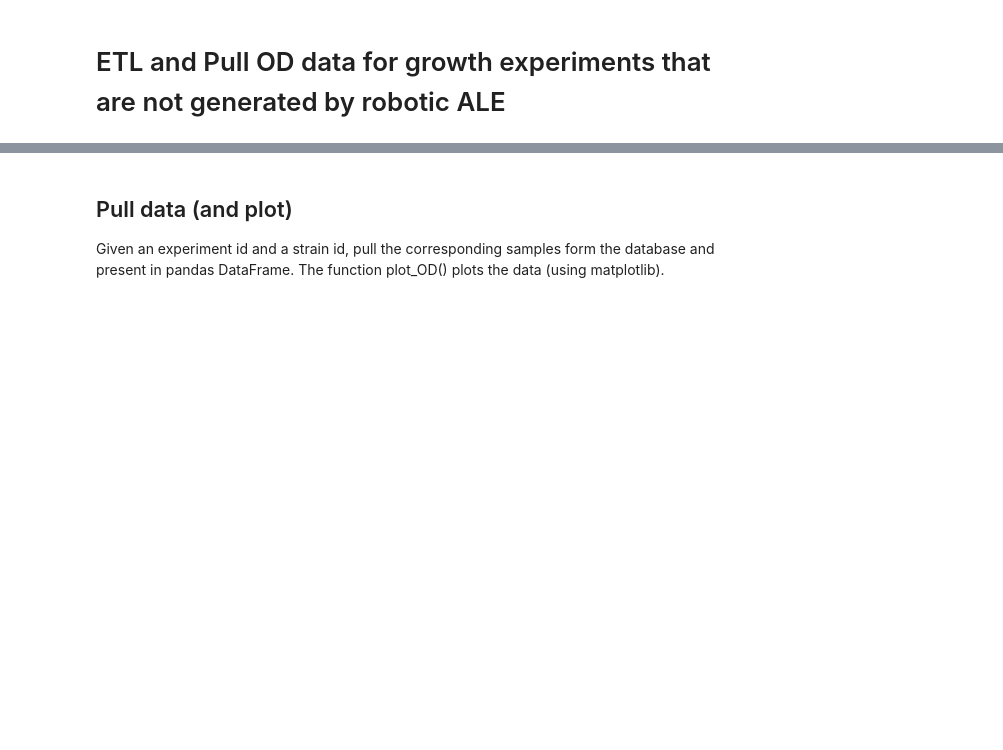
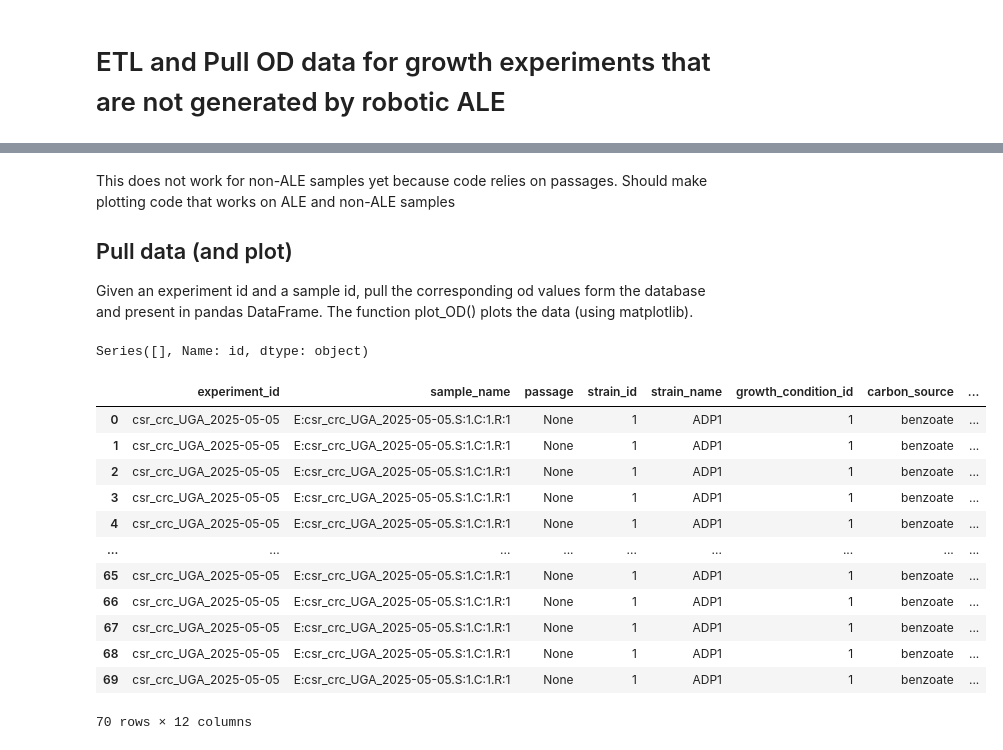
Before and after one commit to nspahr08/ai_synbio_data_processing, a Jupyter notebook: non-ALE_growth_ETL_pull.ipynb, the cells around one changed output, grey strips where cells are left out. Saved outputs shown, nothing was run; the diff lists cells and outputs as text; code cells hidden in the pictures; blank space fills up the shorter version.

```diff
--- a/non-ALE_growth_ETL_pull.ipynb
+++ b/non-ALE_growth_ETL_pull.ipynb
@@ -32,7 +32,7 @@ engine = create_engine(
 
 statements = [
     # """DELETE FROM `experiment` WHERE `id`='ALE1b';""",
-    """DELETE FROM `operation` WHERE `id`='csr_crc_exp_operation';"""
+    """DELETE FROM `operation` WHERE `id`='2025-04-14_UGA_exp_operation';"""
 ]
 
 for s in statements:
@@ -242,0 +357,12 @@ See the caveats in the documentation: https://pandas.pydata.org/pandas-docs/stab
+# %%
+# Set operation and experiment
+operation = 'flasks_from_ALE1b_samples_operation'
+experiment = 'ALE1b'
+date = "2025-05-09"
+
+# Folder name in minio that has to contain csv with metadata(metadata.csv) and data (hour_OD.csv)
+folder_name = 'shake_flasks_from_ALE1b/'
+
+# register_operation(operation, 'mock_growth_kinetics_protocol', 1, 1, date)
+
+flask_data_from_ALE_samples_ETL(operation, experiment, folder_name)
@@ -243,14 +539,22 @@ See the caveats in the documentation: https://pandas.pydata.org/pandas-docs/stab
 # %% [markdown]
+This does not work for non-ALE samples yet because code relies on passages. Should make plotting code that works on ALE and non-ALE samples
+
 ## Pull data (and plot)
 
-Given an experiment id and a strain id, pull the corresponding samples form the database and present in pandas DataFrame.
+Given an experiment id and a sample id, pull the corresponding od values form the database and present in pandas DataFrame.
 The function plot_OD() plots the data (using matplotlib).
+# %%
+pd.read_sql(
+        "SELECT experiment.id FROM experiment WHERE experiment.id='kauderwelsch'", engine
+    )['id']
+# %% [output]
+Series([], Name: id, dtype: object)
 # %%
 from sqlalchemy import create_engine
 import pandas as pd
 
 
-def query_OD(experiment_id, strain_id):
+def query_OD(experiment_id, sample_name):
     '''
     Queries db for all samples from specified experiment and returns all
     associated od_measurements as pandas DataFrame. Plots all samples of
@@ -271,24 +575,21 @@ def query_OD(experiment_id, strain_id):
         )
     )
 
-    # Hardcode experiment id. To be changed later
-    experiment_id = 'ALE1b'
-
     # Check validity of passed arguments
     db_experiments = pd.read_sql(
         "SELECT experiment.id FROM experiment", engine
     )['id'].to_list()
 
-    db_strains = pd.read_sql(
-        "SELECT strain.id FROM strain", engine
-    )['id'].to_list()
+    db_samples = pd.read_sql(
+        "SELECT sample.name FROM sample", engine
+    )['name'].to_list()
 
     if (
         experiment_id not in db_experiments
     ) or (
-        strain_id not in db_strains
+        sample_name not in db_samples
     ):
-        print(f"Check if experiment and strain are registered in the db.")
+        print(f"Check if experiment and sample are registered in the db.")
 
         return None
 
@@ -300,7 +601,7 @@ def query_OD(experiment_id, strain_id):
         sample.strain_id, strain.long_name,
         sample.growth_condition_id, growth_condition.carbon_source,
         measurement.type,
-        od_measurement.datetime, od_measurement.od, od_measurement.background
+        od_measurement.datetime, od_measurement.timepoint, od_measurement.od, od_measurement.background
     FROM
         experiment
         INNER JOIN sample ON sample.experiment_id = experiment.id
@@ -310,11 +611,11 @@ def query_OD(experiment_id, strain_id):
         INNER JOIN growth_condition ON growth_condition.id = sample.growth_condition_id
 
     WHERE
-        (experiment.id=%(experiment)s) AND (sample.strain_id=%(strain)s)
+        (experiment.id=%(experiment)s) AND (sample.name=%(sample)s)
     """
 
     selection = pd.read_sql(
-        query, engine, params={'experiment': experiment_id, 'strain': str(strain_id)}
+        query, engine, params={'experiment': experiment_id, 'sample': str(sample_name)}
     ).rename(
         columns={'id': 'experiment_id',
                  'name': 'sample_name',
@@ -324,8 +625,22 @@ def query_OD(experiment_id, strain_id):
 
     return selection
 # %%
-selection = query_OD('not_a_real_argument', 2)
-selection.head()
+selection = query_OD('csr_crc_UGA_2025-05-05', 'E:csr_crc_UGA_2025-05-05.S:1.C:1.R:1')
+selection
+# %% [output]
+|  | experiment_id | sample_name | passage | strain_id | strain_name | growth_condition_id | carbon_source | ... |
+| 0 | csr_crc_UGA_2025-05-05 | E:csr_crc_UGA_2025-05-05.S:1.C:1.R:1 | None | 1 | ADP1 | 1 | benzoate | ... |
+| 1 | csr_crc_UGA_2025-05-05 | E:csr_crc_UGA_2025-05-05.S:1.C:1.R:1 | None | 1 | ADP1 | 1 | benzoate | ... |
+| 2 | csr_crc_UGA_2025-05-05 | E:csr_crc_UGA_2025-05-05.S:1.C:1.R:1 | None | 1 | ADP1 | 1 | benzoate | ... |
+| 3 | csr_crc_UGA_2025-05-05 | E:csr_crc_UGA_2025-05-05.S:1.C:1.R:1 | None | 1 | ADP1 | 1 | benzoate | ... |
+| 4 | csr_crc_UGA_2025-05-05 | E:csr_crc_UGA_2025-05-05.S:1.C:1.R:1 | None | 1 | ADP1 | 1 | benzoate | ... |
+| ... | ... | ... | ... | ... | ... | ... | ... | ... |
+| 65 | csr_crc_UGA_2025-05-05 | E:csr_crc_UGA_2025-05-05.S:1.C:1.R:1 | None | 1 | ADP1 | 1 | benzoate | ... |
+| 66 | csr_crc_UGA_2025-05-05 | E:csr_crc_UGA_2025-05-05.S:1.C:1.R:1 | None | 1 | ADP1 | 1 | benzoate | ... |
+| 67 | csr_crc_UGA_2025-05-05 | E:csr_crc_UGA_2025-05-05.S:1.C:1.R:1 | None | 1 | ADP1 | 1 | benzoate | ... |
+| 68 | csr_crc_UGA_2025-05-05 | E:csr_crc_UGA_2025-05-05.S:1.C:1.R:1 | None | 1 | ADP1 | 1 | benzoate | ... |
+| 69 | csr_crc_UGA_2025-05-05 | E:csr_crc_UGA_2025-05-05.S:1.C:1.R:1 | None | 1 | ADP1 | 1 | benzoate | ... |
+70 rows × 12 columns
 # %%
 import matplotlib.pyplot as plt
 from matplotlib import colormaps
```
Also changed, not shown: parts of 15 cells of this notebook, 4 other files.
